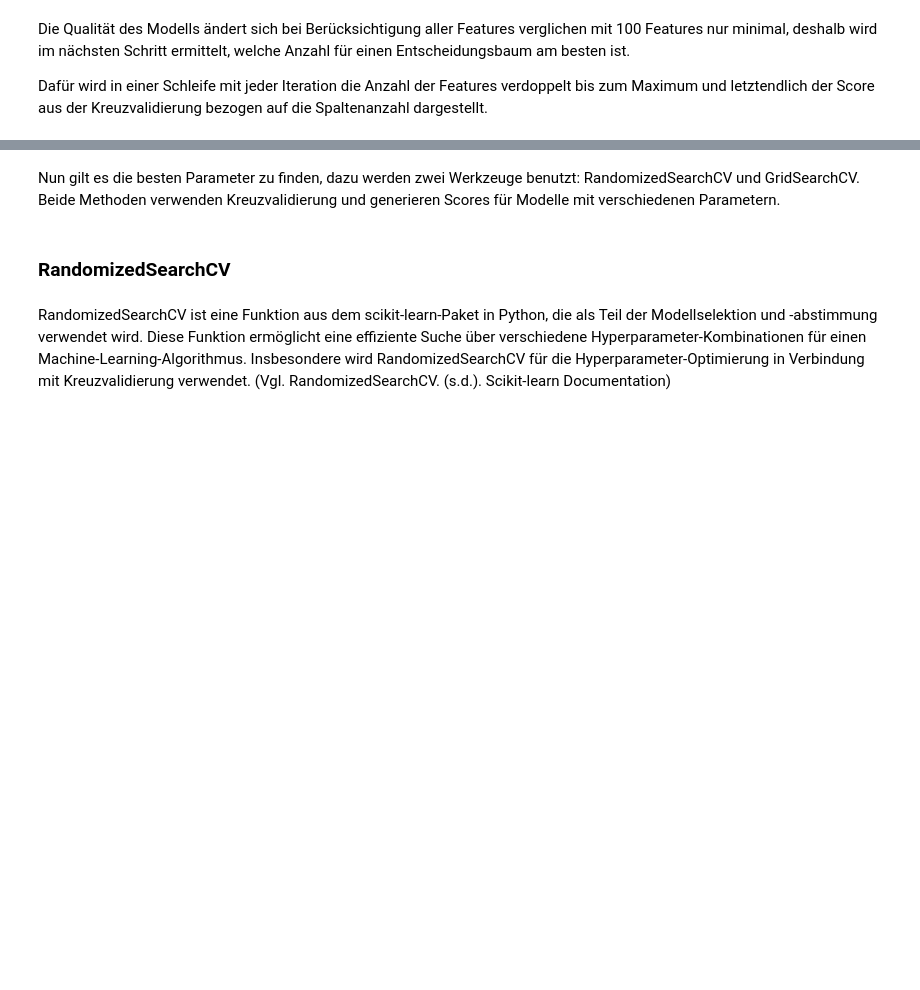
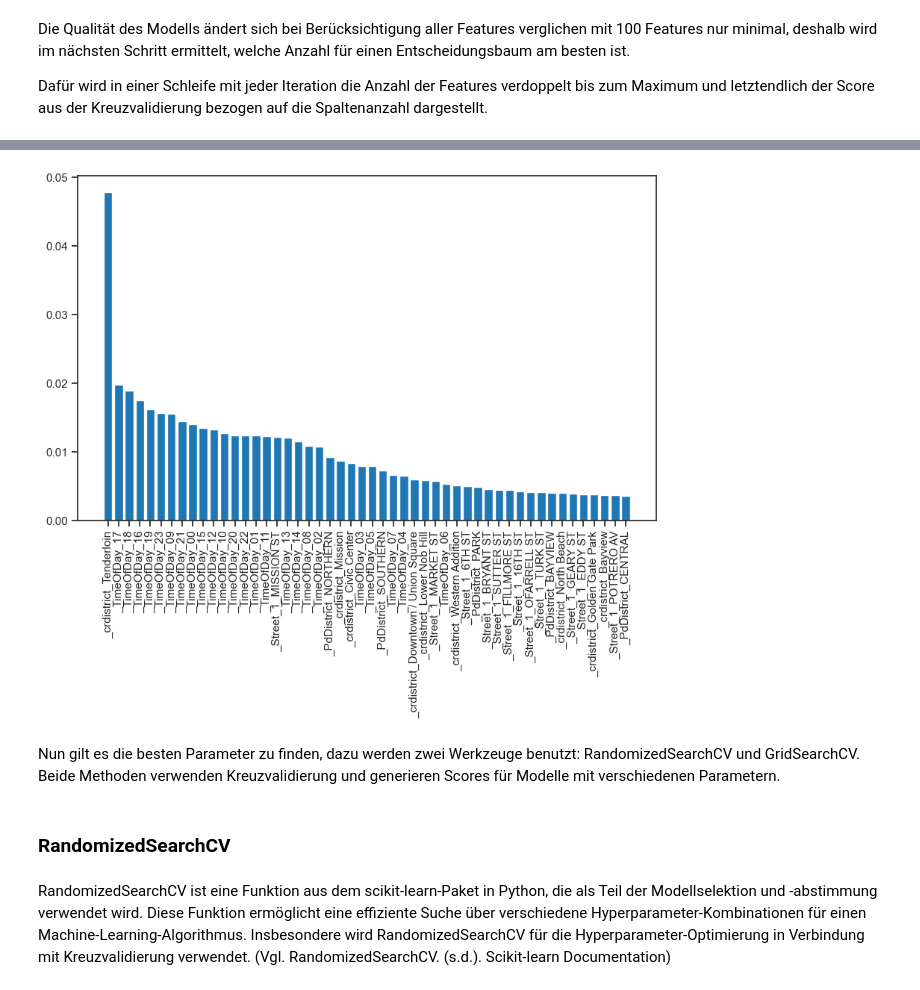
Before and after one commit to FelixSiegfriedRiedel/San-Francisco-Crime, a Jupyter notebook: crime.ipynb, the cells around one changed output, grey strips where cells are left out. Drawn from its saved outputs; the diff is of its cells as text; code cells hidden in the pictures; blank space fills up the shorter version.

```diff
--- a/crime.ipynb
+++ b/crime.ipynb
@@ -993,0 +977,10 @@ array([0.52343187, 0.54397981, 0.5295602 , 0.52667628, 0.52198991])
+# %%
+decision_tree = DecisionTreeClassifier()
+decision_tree.fit(X,y)
+
+feature_importance = decision_tree.feature_importances_
+
+feature_importance_df = pd.DataFrame(X.columns, columns=["feature"])
+feature_importance_df["importance"] = feature_importance
+feature_importance_df.sort_values(by="importance", inplace=True, ascending=False)
+feature_importance_df
@@ -994,3 +1020,13 @@ array([0.52343187, 0.54397981, 0.5295602 , 0.52667628, 0.52198991])
+# %%
+plt.figure(figsize=(10, 6))
+plt.bar(range(0,50,1), feature_importance_df["importance"][0:50])
+plt.xticks(range(0,50,1), feature_importance_df["feature"][0:50], rotation=90)
+# plt.xlabel("Feature")
+# plt.ylabel("Feature Importance")
+# plt.title("Feature Importance for DecisionTreeClassifier")
+plt.show()
+# %% [output]
+[figure, added]
 # %% [markdown]
 Nun gilt es die besten Parameter zu finden, dazu werden zwei Werkzeuge benutzt: RandomizedSearchCV und GridSearchCV.
 Beide Methoden verwenden Kreuzvalidierung und generieren Scores für Modelle mit verschiedenen Parametern.
```
Also changed, not shown: parts of 65 cells of this notebook, 2 other files.
